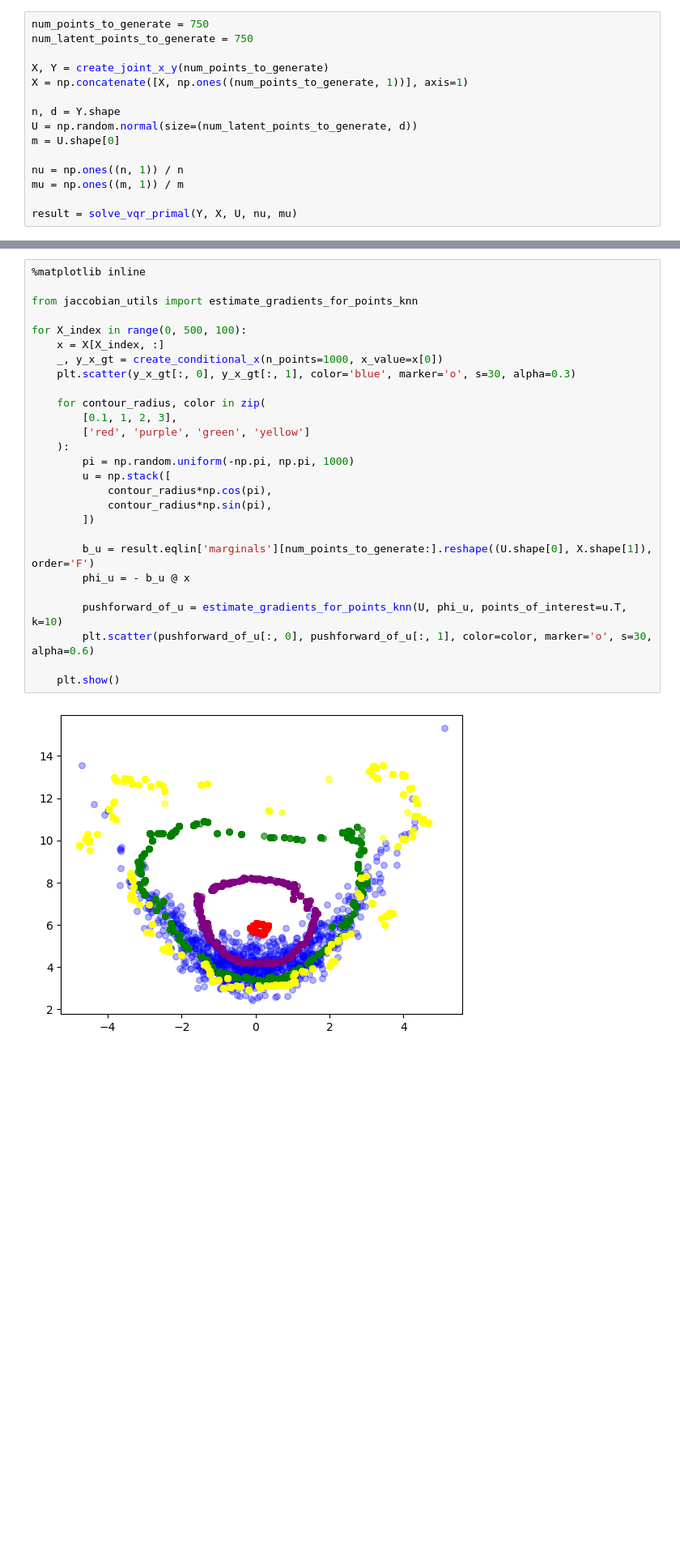
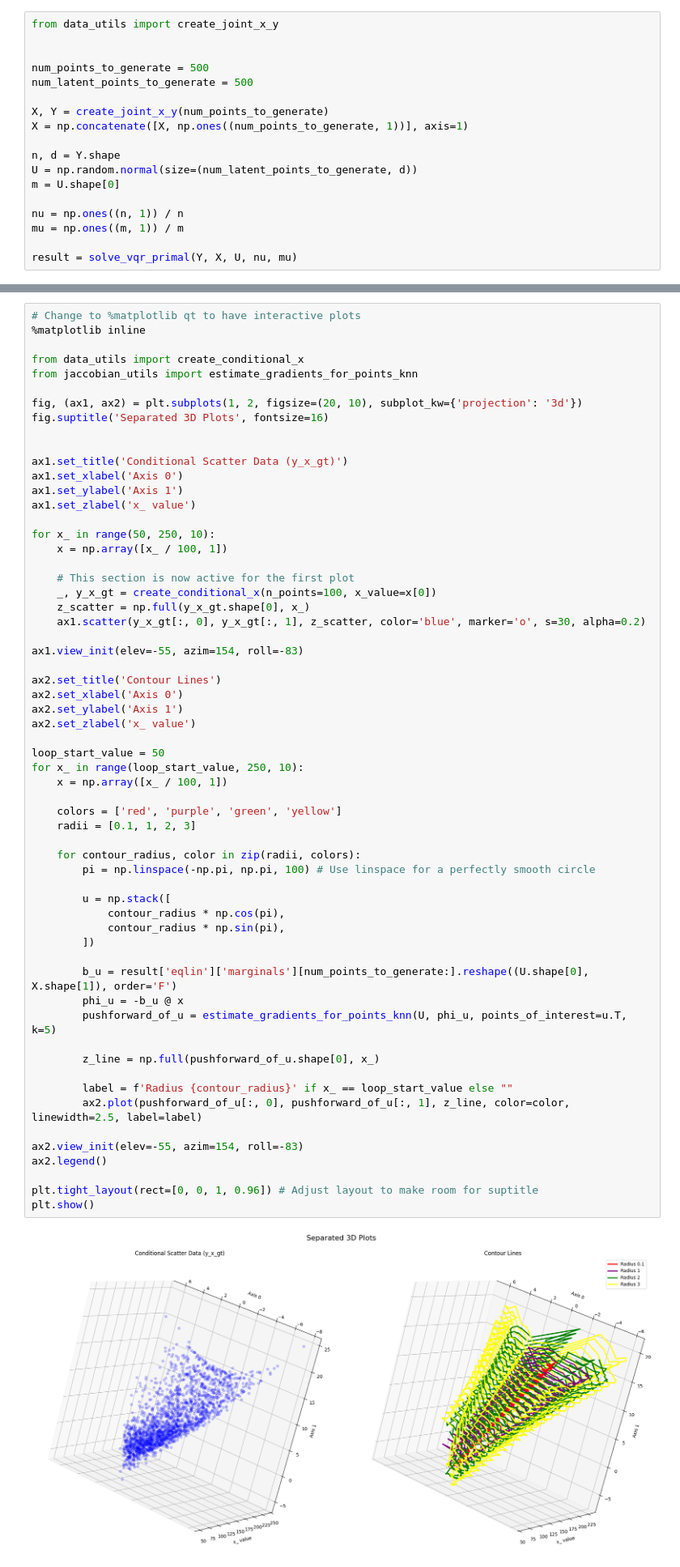
Before and after one commit to VldKnd/conditional_quantile_function, a Jupyter notebook: vector_quantile_regression/notebooks/linear_vector_quantiel_regression.ipynb, the cells around one changed output, grey strips where cells are left out. Shown at 81% size. Drawn from its saved outputs; the diff is of its cells as text; blank space fills up the shorter version.

Commit message:
feat(carlier_linear): improved plots

```diff
--- a/vector_quantile_regression/notebooks/linear_vector_quantiel_regression.ipynb
+++ b/vector_quantile_regression/notebooks/linear_vector_quantiel_regression.ipynb
@@ -81,8 +50,11 @@ def solve_vqr_primal(Y, X, U, nu, mu):
 # %% [markdown]
 Sampling has to be from the grid, otherwise we can not compute the derivative
 # %%
-num_points_to_generate = 750
-num_latent_points_to_generate = 750
+from data_utils import create_joint_x_y
+
+
+num_points_to_generate = 500
+num_latent_points_to_generate = 500
 
 X, Y = create_joint_x_y(num_points_to_generate)
 X = np.concatenate([X, np.ones((num_points_to_generate, 1))], axis=1)
@@ -100,29 +95,62 @@ Solving the linear program...
 # %%
+# Change to %matplotlib qt to have interactive plots
 %matplotlib inline
 
+from data_utils import create_conditional_x
 from jaccobian_utils import estimate_gradients_for_points_knn
 
-for X_index in range(0, 500, 100):
-    x = X[X_index, :]
-    _, y_x_gt = create_conditional_x(n_points=1000, x_value=x[0])
-    plt.scatter(y_x_gt[:, 0], y_x_gt[:, 1], color='blue', marker='o', s=30, alpha=0.3)
+fig, (ax1, ax2) = plt.subplots(1, 2, figsize=(20, 10), subplot_kw={'projection': '3d'})
+fig.suptitle('Separated 3D Plots', fontsize=16)
 
-    for contour_radius, color in zip(
-        [0.1, 1, 2, 3],
-        ['red', 'purple', 'green', 'yellow']
-    ):
-        pi = np.random.uniform(-np.pi, np.pi, 1000)
+
+ax1.set_title('Conditional Scatter Data (y_x_gt)')
+ax1.set_xlabel('Axis 0')
+ax1.set_ylabel('Axis 1')
+ax1.set_zlabel('x_ value')
+
+for x_ in range(50, 250, 10):
+    x = np.array([x_ / 100, 1])
+
+    # This section is now active for the first plot
+    _, y_x_gt = create_conditional_x(n_points=100, x_value=x[0])
+    z_scatter = np.full(y_x_gt.shape[0], x_)
+    ax1.scatter(y_x_gt[:, 0], y_x_gt[:, 1], z_scatter, color='blue', marker='o', s=30, alpha=0.2)
+
+ax1.view_init(elev=-55, azim=154, roll=-83)
+
+ax2.set_title('Contour Lines')
+ax2.set_xlabel('Axis 0')
+ax2.set_ylabel('Axis 1')
+ax2.set_zlabel('x_ value')
+
+loop_start_value = 50
+for x_ in range(loop_start_value, 250, 10):
+    x = np.array([x_ / 100, 1])
+
+    colors = ['red', 'purple', 'green', 'yellow']
+    radii = [0.1, 1, 2, 3]
+
+    for contour_radius, color in zip(radii, colors):
+        pi = np.linspace(-np.pi, np.pi, 100) # Use linspace for a perfectly smooth circle
+
         u = np.stack([
-            contour_radius*np.cos(pi),
-            contour_radius*np.sin(pi),
+            contour_radius * np.cos(pi),
+            contour_radius * np.sin(pi),
         ])
 
-        b_u = result.eqlin['marginals'][num_points_to_generate:].reshape((U.shape[0], X.shape[1]), order='F')
-        phi_u = - b_u @ x
+        b_u = result['eqlin']['marginals'][num_points_to_generate:].reshape((U.shape[0], X.shape[1]), order='F')
+        phi_u = -b_u @ x
+        pushforward_of_u = estimate_gradients_for_points_knn(U, phi_u, points_of_interest=u.T, k=5)
 
-        pushforward_of_u = estimate_gradients_for_points_knn(U, phi_u, points_of_interest=u.T, k=10)
-        plt.scatter(pushforward_of_u[:, 0], pushforward_of_u[:, 1], color=color, marker='o', s=30, alpha=0.6)
+        z_line = np.full(pushforward_of_u.shape[0], x_)
 
-    plt.show()
+        label = f'Radius {contour_radius}' if x_ == loop_start_value else ""
+        ax2.plot(pushforward_of_u[:, 0], pushforward_of_u[:, 1], z_line, color=color, linewidth=2.5, label=label)
+
+ax2.view_init(elev=-55, azim=154, roll=-83)
+ax2.legend()
+
+plt.tight_layout(rect=[0, 0, 1, 0.96]) # Adjust layout to make room for suptitle
+plt.show()
 # %% [output]
-[figure, old version]
+[figure, new version]
```
Also changed, not shown: parts of 4 cells of this notebook.
